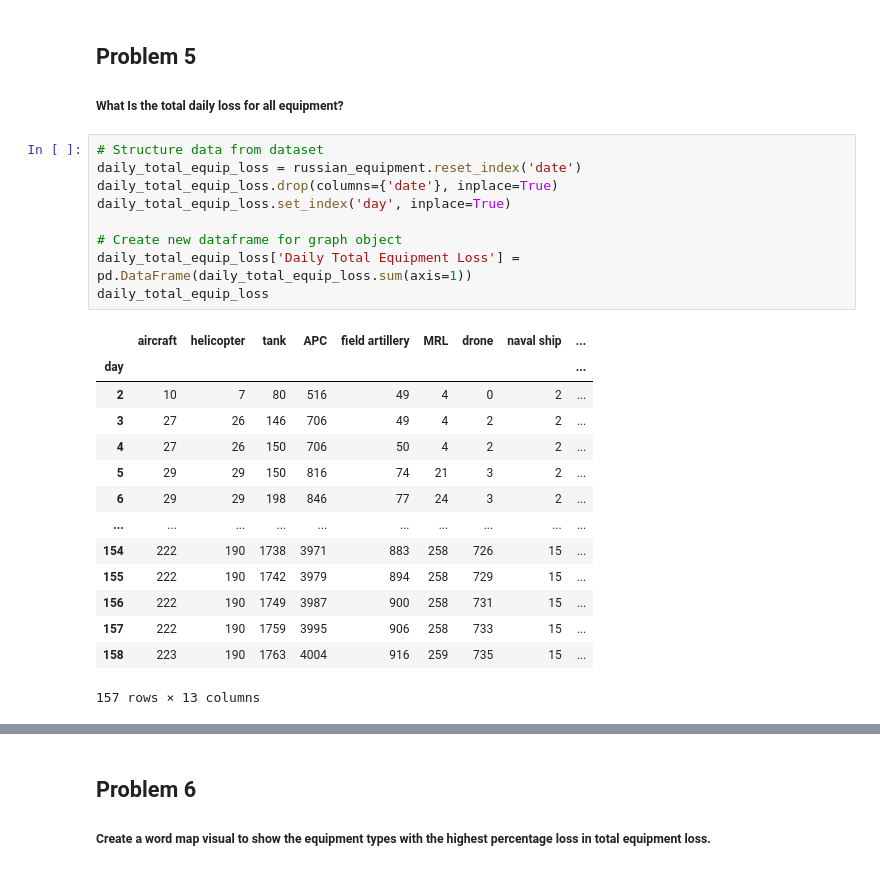
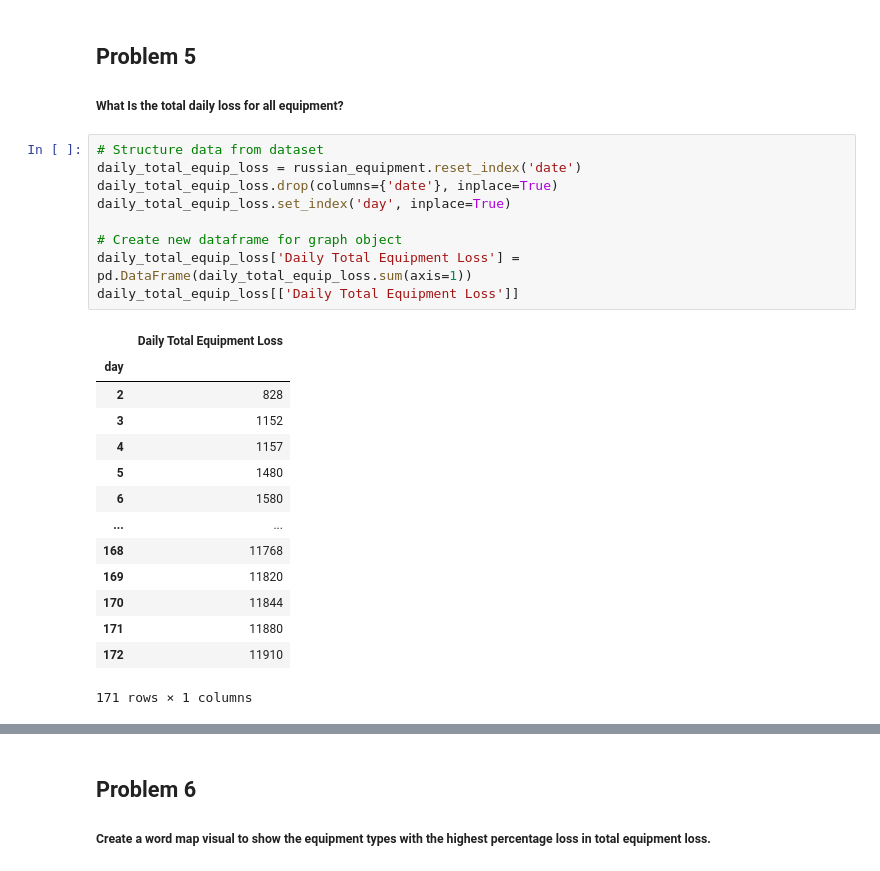
Before and after one commit to Sonya-7/Russian_Invasion_of_Ukraine, a Jupyter notebook: russian-invasion-of-ukraine.ipynb, the cells around one changed output, grey strips where cells are left out. Cells and saved outputs as stored; diff of their text form.

```diff
--- a/russian-invasion-of-ukraine.ipynb
+++ b/russian-invasion-of-ukraine.ipynb
@@ -337,27 +350,27 @@ There are approximately 2 daily prisoners of war on average.
 # %%
 # Structure data from dataset
 daily_total_equip_loss = russian_equipment.reset_index('date')
 daily_total_equip_loss.drop(columns={'date'}, inplace=True)
 daily_total_equip_loss.set_index('day', inplace=True)
 
 # Create new dataframe for graph object
 daily_total_equip_loss['Daily Total Equipment Loss'] = pd.DataFrame(daily_total_equip_loss.sum(axis=1))
-daily_total_equip_loss
+daily_total_equip_loss[['Daily Total Equipment Loss']]
 # %% [output]
-|  | aircraft | helicopter | tank | APC | field artillery | MRL | drone | naval ship | ... |
-| day |  |  |  |  |  |  |  |  | ... |
-| 2 | 10 | 7 | 80 | 516 | 49 | 4 | 0 | 2 | ... |
-| 3 | 27 | 26 | 146 | 706 | 49 | 4 | 2 | 2 | ... |
-| 4 | 27 | 26 | 150 | 706 | 50 | 4 | 2 | 2 | ... |
-| 5 | 29 | 29 | 150 | 816 | 74 | 21 | 3 | 2 | ... |
-| 6 | 29 | 29 | 198 | 846 | 77 | 24 | 3 | 2 | ... |
-| ... | ... | ... | ... | ... | ... | ... | ... | ... | ... |
-| 154 | 222 | 190 | 1738 | 3971 | 883 | 258 | 726 | 15 | ... |
-| 155 | 222 | 190 | 1742 | 3979 | 894 | 258 | 729 | 15 | ... |
-| 156 | 222 | 190 | 1749 | 3987 | 900 | 258 | 731 | 15 | ... |
-| 157 | 222 | 190 | 1759 | 3995 | 906 | 258 | 733 | 15 | ... |
-| 158 | 223 | 190 | 1763 | 4004 | 916 | 259 | 735 | 15 | ... |
+|  | Daily Total Equipment Loss |
+| day |  |
+| 2 | 828 |
+| 3 | 1152 |
+| 4 | 1157 |
+| 5 | 1480 |
+| 6 | 1580 |
+| ... | ... |
+| 168 | 11768 |
+| 169 | 11820 |
+| 170 | 11844 |
+| 171 | 11880 |
+| 172 | 11910 |
-157 rows × 13 columns
+171 rows × 1 columns
 # %%
 # Create and show graph
 plot_data2 = daily_total_equip_loss[['Daily Total Equipment Loss']]
```
Also changed, not shown: parts of 20 cells of this notebook.
